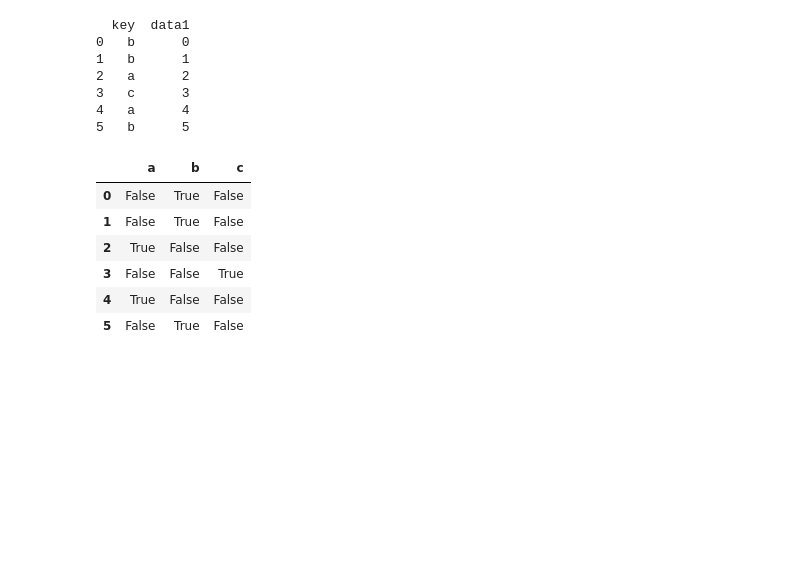
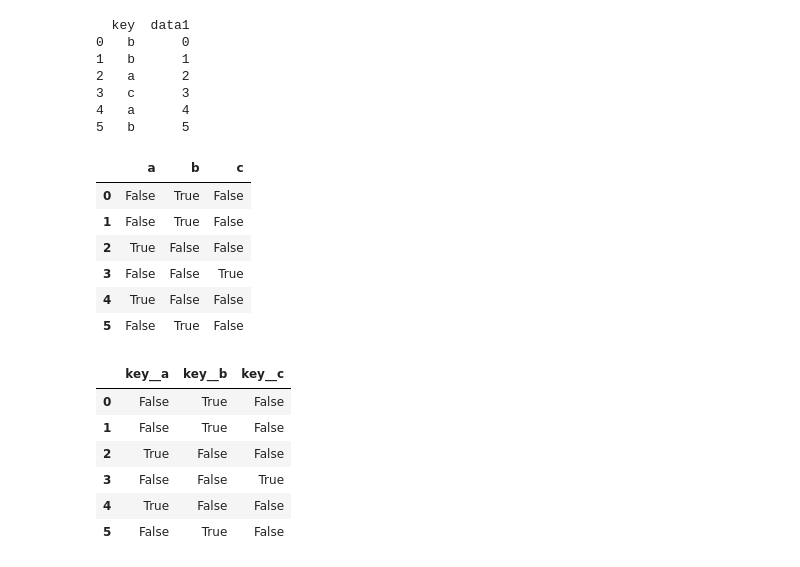
Before and after one commit to jrwaheed/Python-DataCleaning, a Jupyter notebook: DataTransformation.ipynb, the cells around one changed output. Cells and saved outputs as stored; diff of their text form; code cells hidden in the pictures; blank space fills up the shorter version.

```diff
--- a/DataTransformation.ipynb
+++ b/DataTransformation.ipynb
@@ -358,3 +358,13 @@ pd.get_dummies(df_dummy["key"])
 | 3 | False | False | True |
 | 4 | True | False | False |
 | 5 | False | True | False |
+# %%
+pd.get_dummies(df_dummy["key"], prefix="key_")
+# %% [output]
+|  | key__a | key__b | key__c |
+| 0 | False | True | False |
+| 1 | False | True | False |
+| 2 | True | False | False |
+| 3 | False | False | True |
+| 4 | True | False | False |
+| 5 | False | True | False |
```
Also changed, not shown: parts of 8 cells of this notebook.
